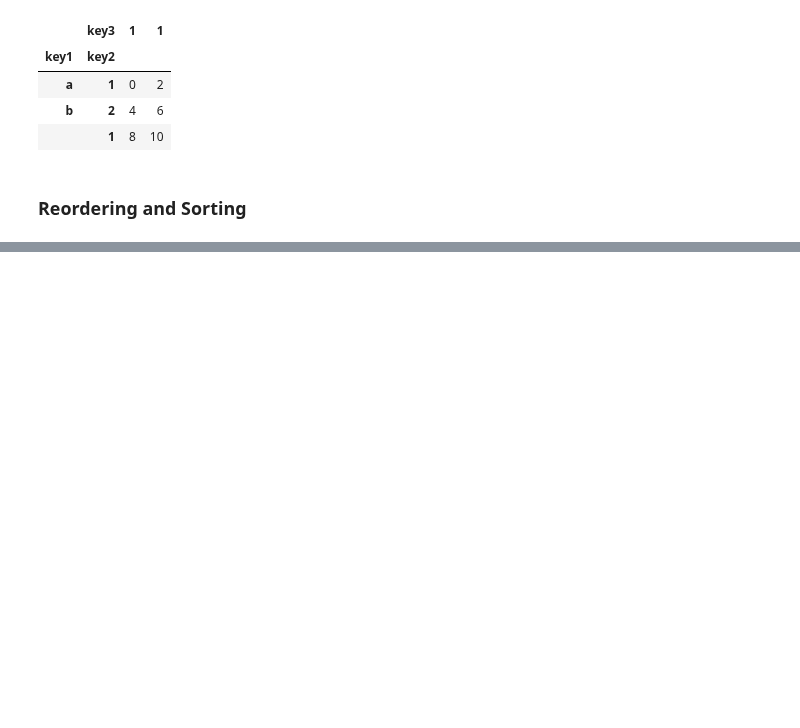
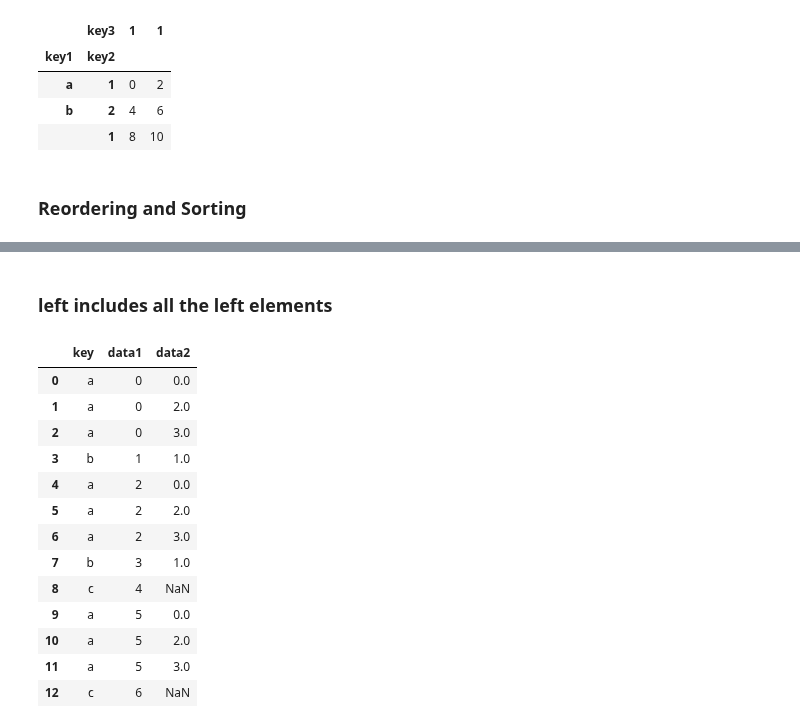
Before and after one commit to Vikas-KM/machine-learning, a Jupyter notebook: Python for Data Analysis/chapter 08/Data Wrangling.ipynb, the cells around one changed output, grey strips where cells are left out. Saved outputs shown, nothing was run; the diff lists cells and outputs as text; code cells hidden in the pictures; blank space fills up the shorter version.

```diff
--- a/Python for Data Analysis/chapter 08/Data Wrangling.ipynb
+++ b/Python for Data Analysis/chapter 08/Data Wrangling.ipynb
@@ -113,0 +325,6 @@ df['Maha']
+# %%
+df1 = pd.DataFrame({
+    'key':['a','b','a','b','c','a','c'],
+    'data1':range(7)
+})
+df1
@@ -113,0 +340,6 @@ df['Maha']
+# %%
+df2 = pd.DataFrame({
+    'key':['a','b','a','a','d'],
+    'data2':range(5),
+})
+df2
@@ -113,0 +353,19 @@ df['Maha']
+# %% [markdown]
+### left includes all the left elements
+# %%
+pd.merge(df1,df2,on='key', how='left')
+# %% [output]
+|  | key | data1 | data2 |
+| 0 | a | 0 | 0.0 |
+| 1 | a | 0 | 2.0 |
+| 2 | a | 0 | 3.0 |
+| 3 | b | 1 | 1.0 |
+| 4 | a | 2 | 0.0 |
+| 5 | a | 2 | 2.0 |
+| 6 | a | 2 | 3.0 |
+| 7 | b | 3 | 1.0 |
+| 8 | c | 4 | NaN |
+| 9 | a | 5 | 0.0 |
+| 10 | a | 5 | 2.0 |
+| 11 | a | 5 | 3.0 |
+| 12 | c | 6 | NaN |
```
Also changed, not shown: parts of 96 cells of this notebook.
